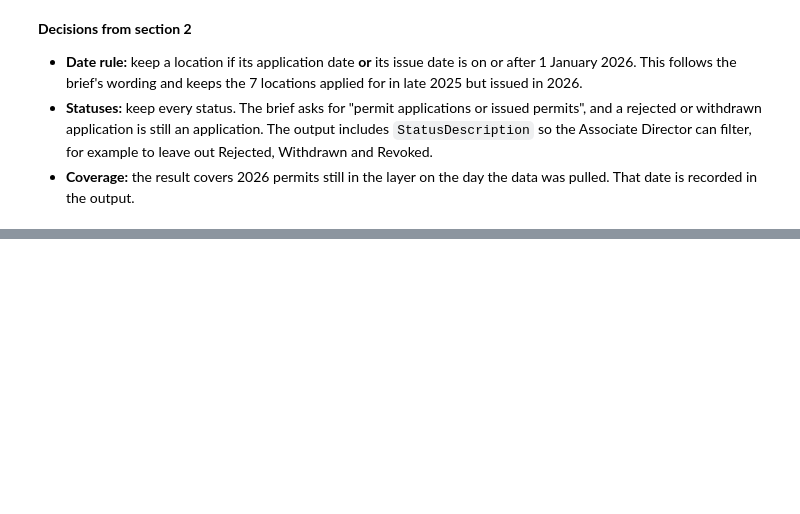
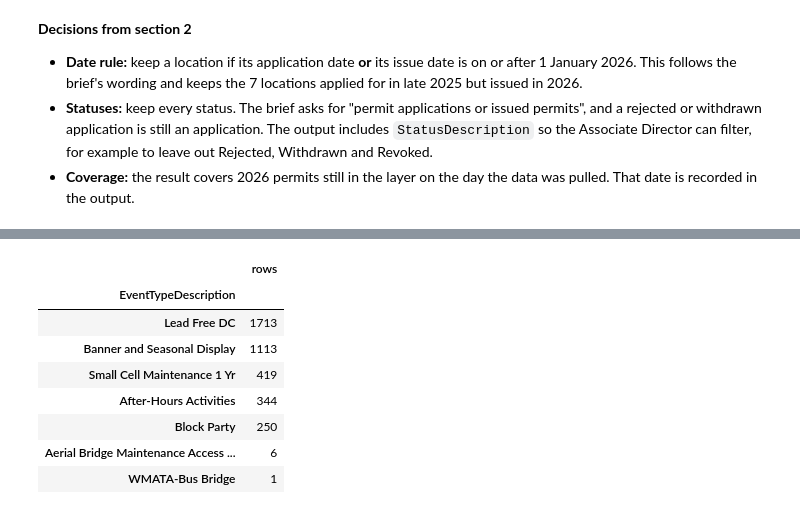
Before and after one commit to taj771/cs12-ddot-assessment, a Jupyter notebook: python_test/enrichment/step1_explore_layer24.ipynb, the cells around one changed output, grey strips where cells are left out. Drawn from its saved outputs; the diff is of its cells as text; code cells hidden in the pictures; blank space fills up the shorter version.

```diff
--- a/python_test/enrichment/step1_explore_layer24.ipynb
+++ b/python_test/enrichment/step1_explore_layer24.ipynb
@@ -231,0 +275,15 @@ Earliest expiration date in the layer: 2026-08-30 04:00:00-04:00
+# %%
+# Section 1 found types missing from the layer's own code list (EventTypeDescription_label is blank).
+# Which types are those, and are our two among them?
+unlisted = permits.loc[permits["EventTypeDescription_label"].isna(), "EventTypeDescription"]
+unlisted.value_counts().to_frame("rows")
+# %% [output]
+|  | rows |
+| EventTypeDescription |  |
+| Lead Free DC | 1713 |
+| Banner and Seasonal Display | 1113 |
+| Small Cell Maintenance 1 Yr | 419 |
+| After-Hours Activities | 344 |
+| Block Party | 250 |
+| Aerial Bridge Maintenance Access ... | 6 |
+| WMATA-Bus Bridge | 1 |
```
Also changed, not shown: parts of 5 cells of this notebook, 1 other file.
